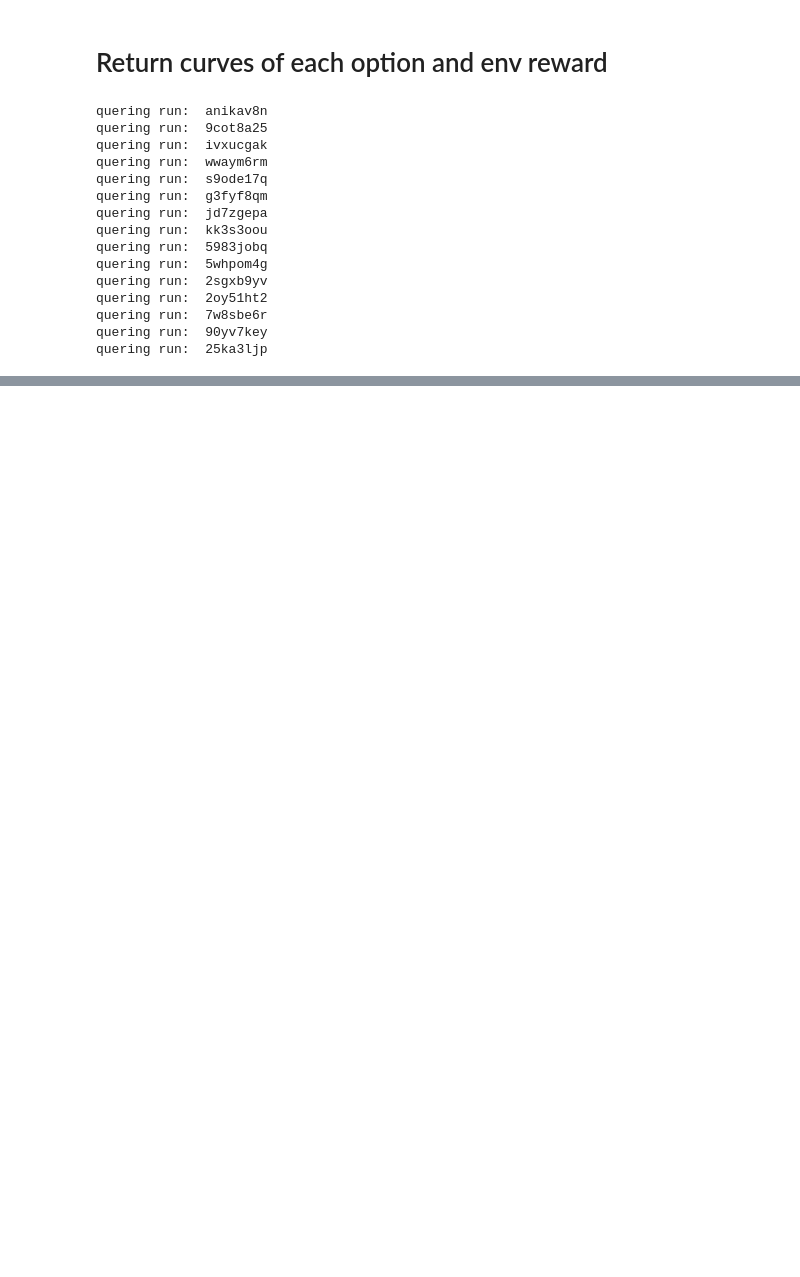
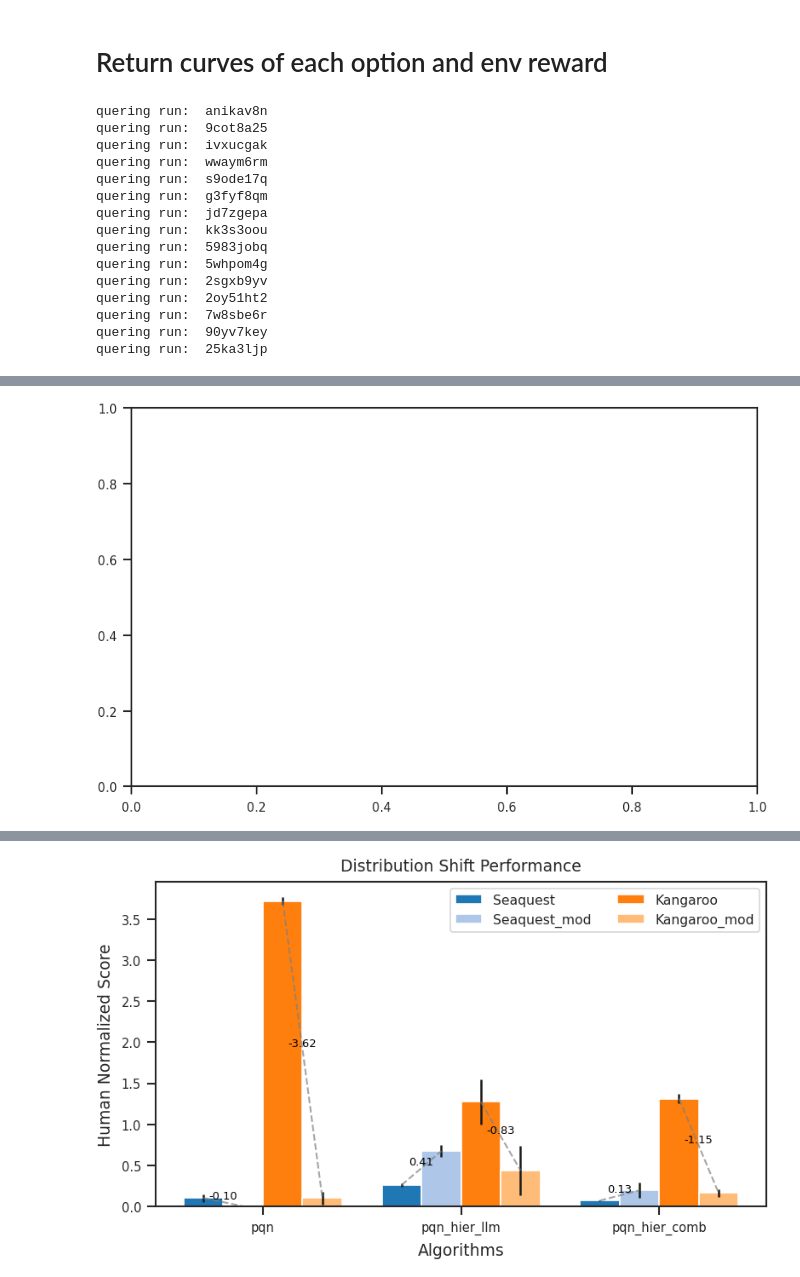
Before and after one commit to remunds/symbolic_options, a Jupyter notebook: src/symbolic_options/plots/plots.ipynb, the cells around one changed output, grey strips where cells are left out. Saved outputs shown, nothing was run; the diff lists cells and outputs as text; code cells hidden in the pictures; blank space fills up the shorter version.

```diff
--- a/src/symbolic_options/plots/plots.ipynb
+++ b/src/symbolic_options/plots/plots.ipynb
@@ -455,0 +594,68 @@ distribution_shift_plot(data, data_std, ["Seaquest", "Seaquest_mod", "Kangaroo",
+# %%
+def distribution_shift_plot2(data, data_std, games, algos, x_axis='algos'):
+    sns.set_theme(context="paper", style="ticks")
+    colors = plt.cm.tab20.colors
+
+    # Helper to normalize raw scores by human baseline
+    def normalize_by_human(raw):
+        base_game = lambda g: g.split("_")[0]
+        human_scores = [human_performance[base_game(g)] for g in games]
+        return raw / np.array(human_scores)[:, None]
+
+    norm_data = normalize_by_human(data)
+    norm_std  = normalize_by_human(data_std)
+
+    with plt.rc_context(bundles.neurips2024(usetex=False)):
+        fig, ax = plt.subplots()
+        # positions for each algorithm (or game)
+        x = np.arange(len(algos)) if x_axis == 'algos' else np.arange(len(games))
+        width = 0.2
+
+        # draw bars
+        for i, game in enumerate(games):
+            ax.bar(
+                x + i * width,
+                norm_data[i],
+                width,
+                label=game,
+                yerr=norm_std[i],
+                color=colors[i]
+            )
+
+        # connection lines + annotations
+        pairs = [("Seaquest", "Seaquest_mod"), ("Kangaroo", "Kangaroo_mod")]
+        idx = {g: i for i, g in enumerate(games)}
+
+        for algo_idx in range(len(algos)):
+            for orig, mod in pairs:
+                i0, i1 = idx[orig], idx[mod]
+                # bar centers
+                x0 = x[algo_idx] + i0 * width
+                x1 = x[algo_idx] + i1 * width
+                # heights
+                y0 = norm_data[i0, algo_idx]
+                y1 = norm_data[i1, algo_idx]
+                # draw dashed connector
+                ax.plot([x0, x1], [y0, y1],
+                        linestyle='--', linewidth=1,
+                        color='gray', alpha=0.7)
+                # compute and annotate change (mod - orig)
+                delta = y1 - y0
+                xm, ym = (x0 + x1) / 2, (y0 + y1) / 2
+                ax.text(xm, ym + 0.01,  # offset label slightly above line
+                        f"{delta:.2f}",
+                        ha='center', va='bottom',
+                        fontsize='x-small', color='black')
+
+        # labels, ticks, legend
+        ax.set_ylabel("Human Normalized Score")
+        ax.set_xlabel("Algorithms" if x_axis == 'algos' else "Games")
+        ax.set_xticks(x + width * (len(games) - 1) / 2)
+        ax.set_xticklabels(algos if x_axis == 'algos' else games)
+        ax.set_title("Distribution Shift Performance")
+        ax.legend(ncol=2, fontsize='small')
+        plt.tight_layout()
+        plt.savefig("distribution_shift_with_deltas.pdf", bbox_inches="tight")
+        plt.show()
+distribution_shift_plot2(data, data_std, ["Seaquest", "Seaquest_mod", "Kangaroo", "Kangaroo_mod"], ["pqn", "pqn_hier_llm", "pqn_hier_comb"], x_axis="algos")
+# %% [output]
@@ -455,0 +679 @@ distribution_shift_plot(data, data_std, ["Seaquest", "Seaquest_mod", "Kangaroo",
+[figure, added]
@@ -455,0 +697 @@ distribution_shift_plot(data, data_std, ["Seaquest", "Seaquest_mod", "Kangaroo",
+[figure, added]
```
Also changed, not shown: parts of 6 cells of this notebook, 7 other files.
